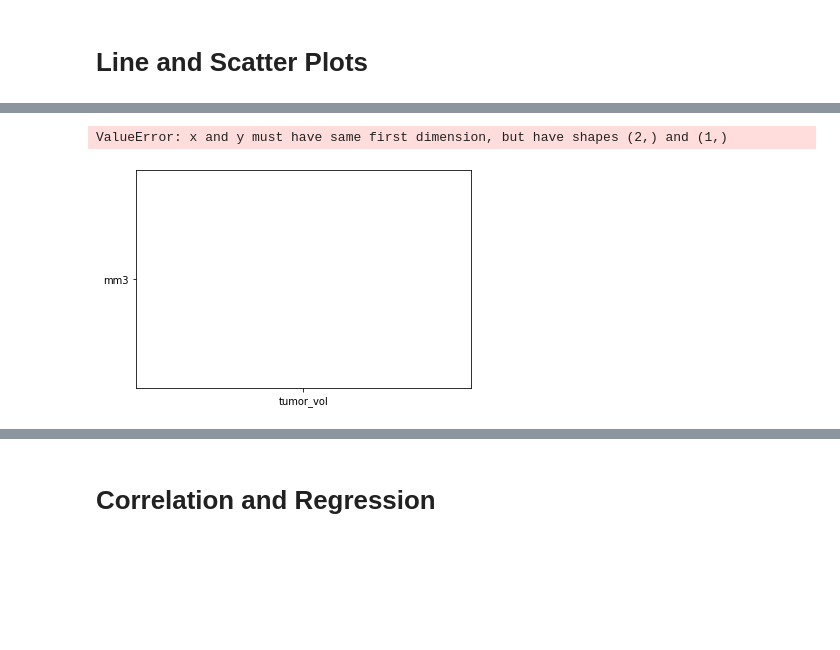
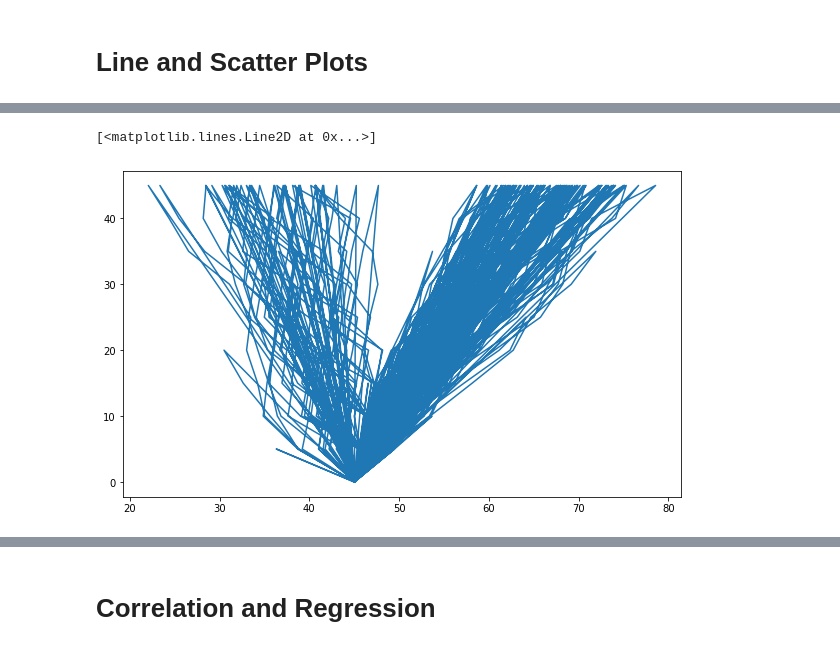
Before and after one commit to sdruiz79/Pymaceuticals_starter, a Jupyter notebook: Pymaceuticals_Starter/Pymaceaticals_Starter.ipynb, the cells around one changed output, grey strips where cells are left out. Drawn from its saved outputs; the diff is of its cells as text; code cells hidden in the pictures; blank space fills up the shorter version.

```diff
--- a/Pymaceuticals_Starter/Pymaceaticals_Starter.ipynb
+++ b/Pymaceuticals_Starter/Pymaceaticals_Starter.ipynb
@@ -15,7 +15,7 @@ mouse_metadata = pd.read_csv(mouse_metadata_path).drop_duplicates()
 study_results = pd.read_csv(study_results_path).drop_duplicates()
 
 # Combine the data into a single dataset
-merged_data = pd.merge(mouse_metadata, study_results, on='Mouse ID', how='inner')
+merged_data = pd.merge(mouse_metadata, study_results, on='Mouse ID', how ='right')
 
 # Display the data table for preview
 merged_data
@@ -285,12 +311,9 @@ final_tumor_vol_df[final_tumor_vol_df["Timepoint_max"]==final_tumor_vol_df["Time
 # %%
 # Generate a line plot of tumor volume vs. time point for a mouse treated with Capomulin
-x = ['tumor_vol', 'timepoint']
-y = ['mm3']
-plt.plot(x, y)
-plt.show()
+plt.plot(clean_df['Tumor Volume (mm3)'], clean_df['Timepoint'])
 # %% [output]
-ValueError: x and y must have same first dimension, but have shapes (2,) and (1,)
+[<matplotlib.lines.Line2D at 0x...>]
-[figure, old version]
+[figure, new version]
 # %%
 # Generate a scatter plot of average tumor volume vs. mouse weight for the Capomulin regimen
 plt.scatter(cap_mouse_id['Mouse_weight'], cap_mouse_id['Tumor_vol_mean'], marker='o', facecolors='red', edgecolors='black',
```
Also changed, not shown: parts of 6 cells of this notebook.
